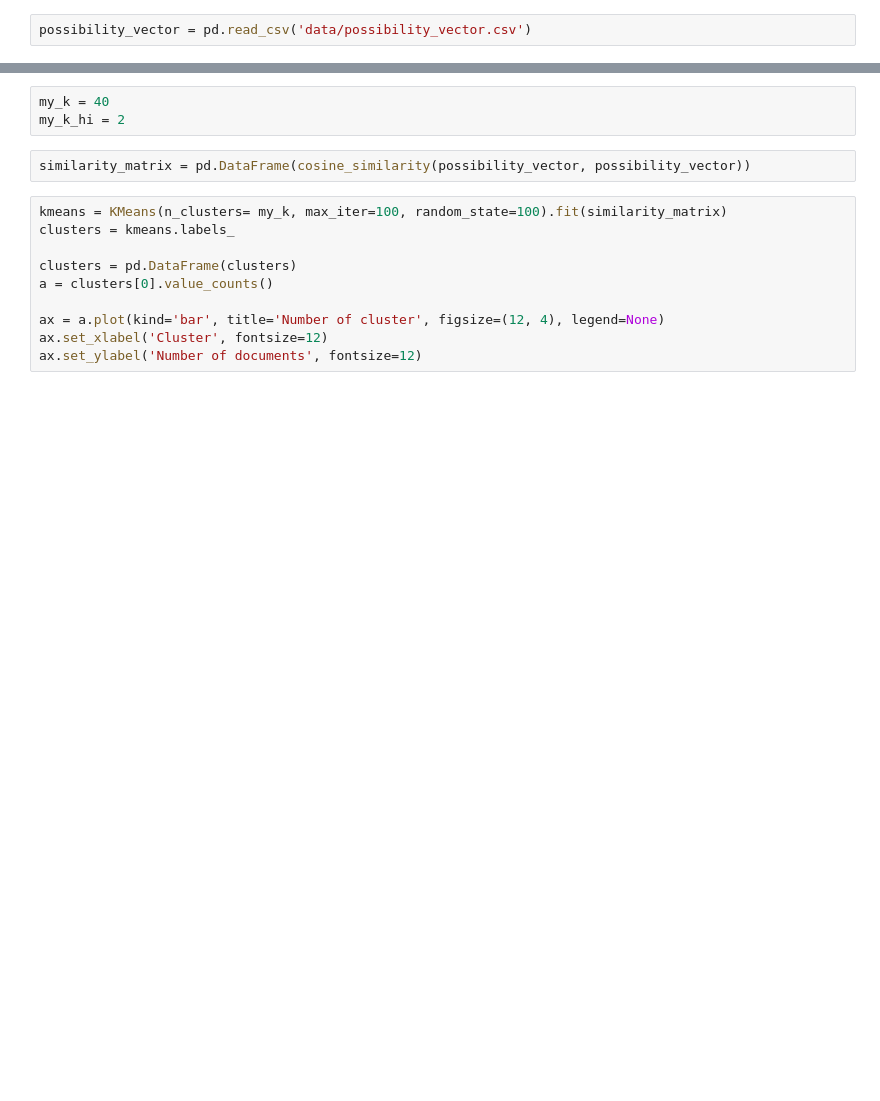
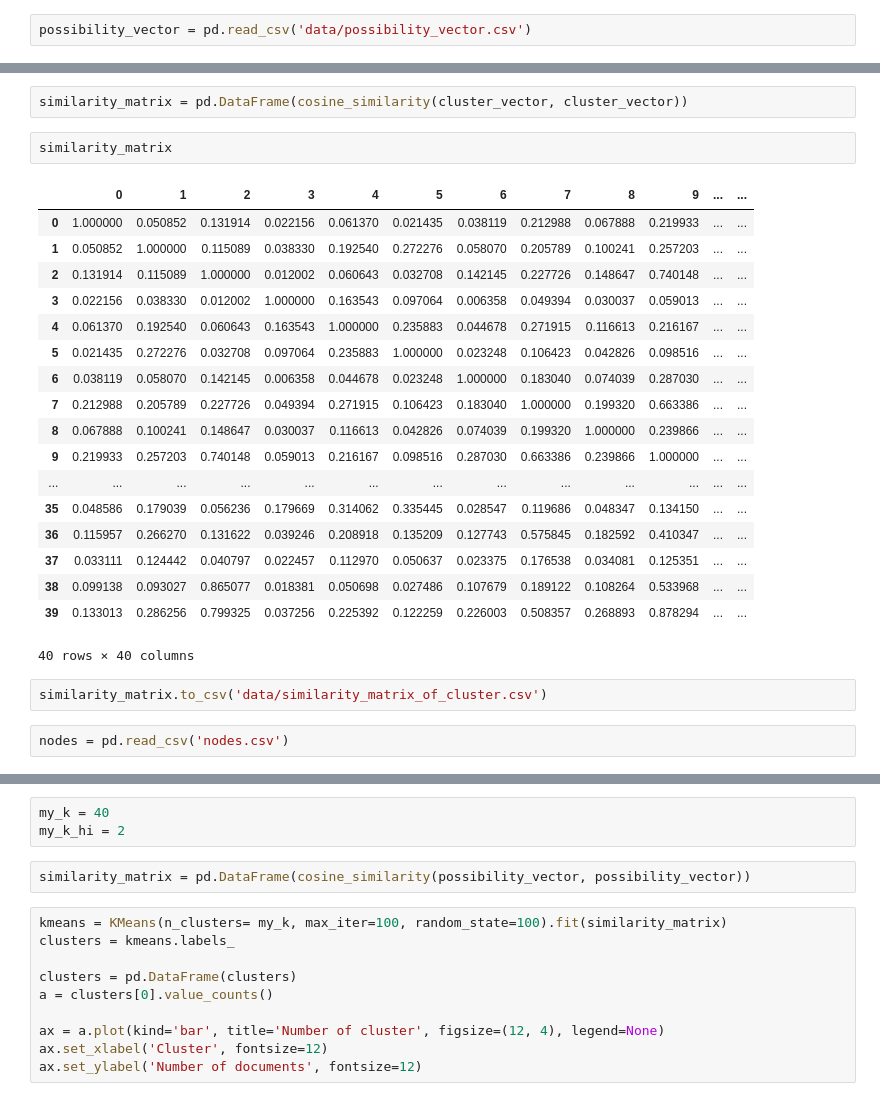
Before and after one commit to Kiminjo/Research-area-extract-from-papers, a Jupyter notebook: h_clustering.ipynb, the cells around one changed output, grey strips where cells are left out. Saved outputs shown, nothing was run; the diff lists cells and outputs as text; blank space fills up the shorter version.

```diff
--- a/h_clustering.ipynb
+++ b/h_clustering.ipynb
@@ -26,0 +149,27 @@ possibility_vector = pd.read_csv('data/possibility_vector.csv')
+# %%
+similarity_matrix = pd.DataFrame(cosine_similarity(cluster_vector, cluster_vector))
+# %%
+similarity_matrix
+# %% [output]
+|  | 0 | 1 | 2 | 3 | 4 | 5 | 6 | 7 | 8 | 9 | ... | ... |
+| 0 | 1.000000 | 0.050852 | 0.131914 | 0.022156 | 0.061370 | 0.021435 | 0.038119 | 0.212988 | 0.067888 | 0.219933 | ... | ... |
+| 1 | 0.050852 | 1.000000 | 0.115089 | 0.038330 | 0.192540 | 0.272276 | 0.058070 | 0.205789 | 0.100241 | 0.257203 | ... | ... |
+| 2 | 0.131914 | 0.115089 | 1.000000 | 0.012002 | 0.060643 | 0.032708 | 0.142145 | 0.227726 | 0.148647 | 0.740148 | ... | ... |
+| 3 | 0.022156 | 0.038330 | 0.012002 | 1.000000 | 0.163543 | 0.097064 | 0.006358 | 0.049394 | 0.030037 | 0.059013 | ... | ... |
+| 4 | 0.061370 | 0.192540 | 0.060643 | 0.163543 | 1.000000 | 0.235883 | 0.044678 | 0.271915 | 0.116613 | 0.216167 | ... | ... |
+| 5 | 0.021435 | 0.272276 | 0.032708 | 0.097064 | 0.235883 | 1.000000 | 0.023248 | 0.106423 | 0.042826 | 0.098516 | ... | ... |
+| 6 | 0.038119 | 0.058070 | 0.142145 | 0.006358 | 0.044678 | 0.023248 | 1.000000 | 0.183040 | 0.074039 | 0.287030 | ... | ... |
+| 7 | 0.212988 | 0.205789 | 0.227726 | 0.049394 | 0.271915 | 0.106423 | 0.183040 | 1.000000 | 0.199320 | 0.663386 | ... | ... |
+| 8 | 0.067888 | 0.100241 | 0.148647 | 0.030037 | 0.116613 | 0.042826 | 0.074039 | 0.199320 | 1.000000 | 0.239866 | ... | ... |
+| 9 | 0.219933 | 0.257203 | 0.740148 | 0.059013 | 0.216167 | 0.098516 | 0.287030 | 0.663386 | 0.239866 | 1.000000 | ... | ... |
+| ... | ... | ... | ... | ... | ... | ... | ... | ... | ... | ... | ... | ... |
+| 35 | 0.048586 | 0.179039 | 0.056236 | 0.179669 | 0.314062 | 0.335445 | 0.028547 | 0.119686 | 0.048347 | 0.134150 | ... | ... |
+| 36 | 0.115957 | 0.266270 | 0.131622 | 0.039246 | 0.208918 | 0.135209 | 0.127743 | 0.575845 | 0.182592 | 0.410347 | ... | ... |
+| 37 | 0.033111 | 0.124442 | 0.040797 | 0.022457 | 0.112970 | 0.050637 | 0.023375 | 0.176538 | 0.034081 | 0.125351 | ... | ... |
+| 38 | 0.099138 | 0.093027 | 0.865077 | 0.018381 | 0.050698 | 0.027486 | 0.107679 | 0.189122 | 0.108264 | 0.533968 | ... | ... |
+| 39 | 0.133013 | 0.286256 | 0.799325 | 0.037256 | 0.225392 | 0.122259 | 0.226003 | 0.508357 | 0.268893 | 0.878294 | ... | ... |
+40 rows × 40 columns
+# %%
+similarity_matrix.to_csv('data/similarity_matrix_of_cluster.csv')
+# %%
+nodes = pd.read_csv('nodes.csv')
```
Also changed, not shown: parts of 21 cells of this notebook, 8 other files.
